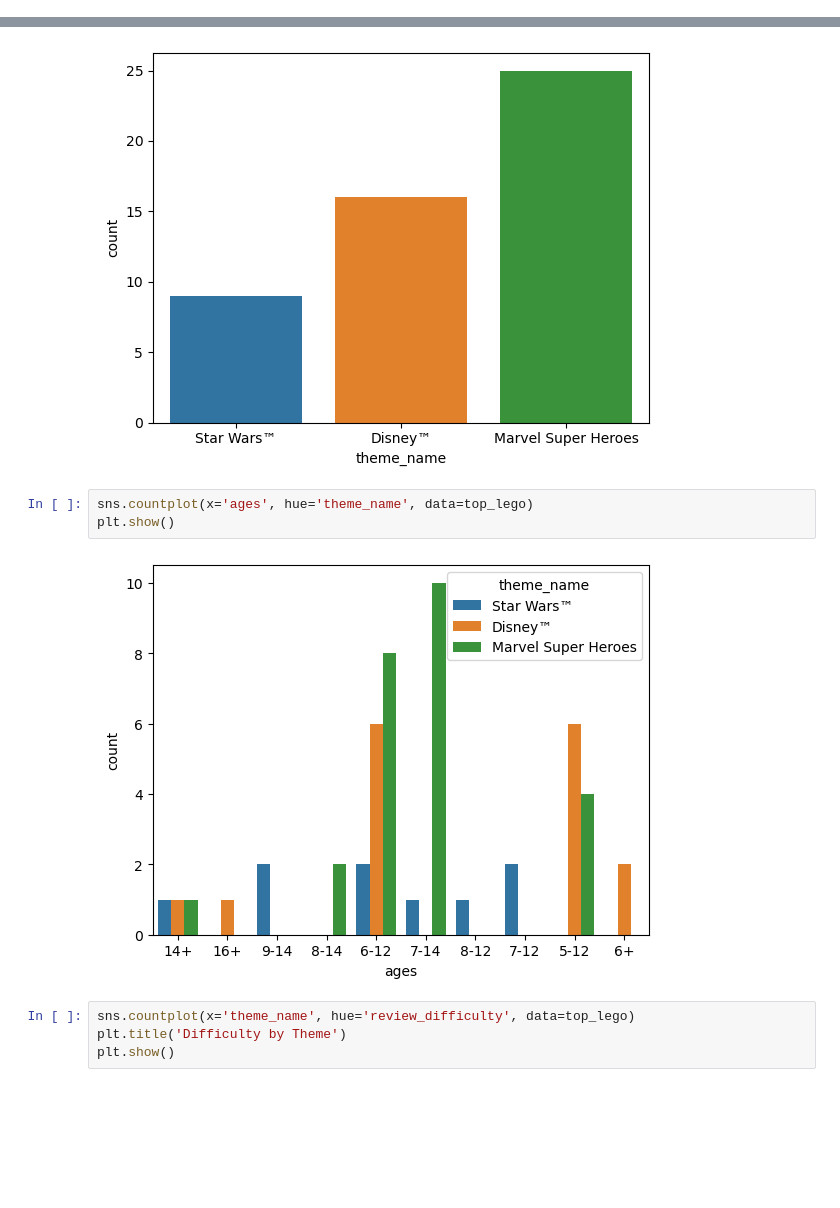
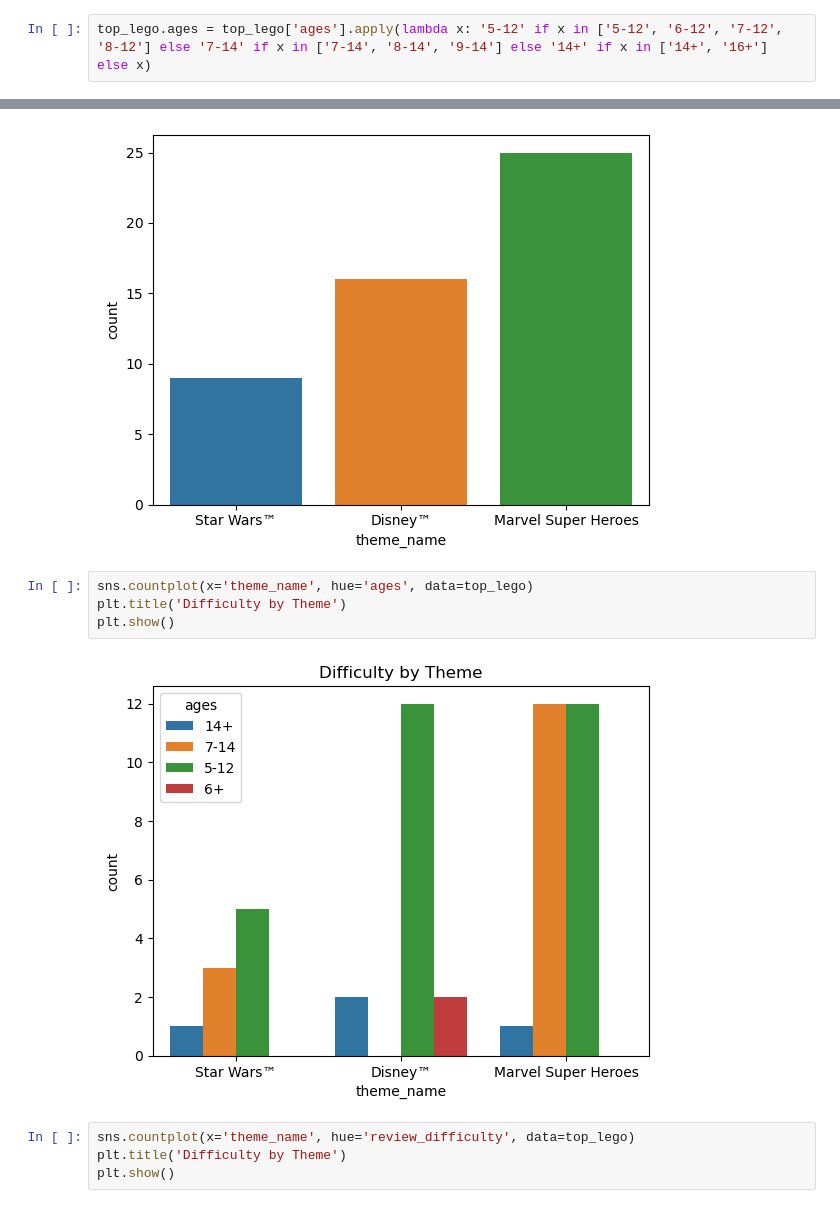
Before and after one commit to princessabrelli/Week_3_project, a Jupyter notebook: disney-legos.ipynb, the cells around one changed output, grey strips where cells are left out. Drawn from its saved outputs; the diff is of its cells as text; blank space fills up the shorter version.

Commit message:
fixed the graphs and ages
added some new charts

```diff
--- a/disney-legos.ipynb
+++ b/disney-legos.ipynb
@@ -166,3 +166,5 @@ A value is trying to be set on a copy of a slice from a DataFrame
 
 See the caveats in the documentation: https://pandas.pydata.org/pandas-docs/stable/user_guide/indexing.html#returning-a-view-versus-a-copy
   top_lego.sort_values(by='list_price', ascending=False, inplace=True)
+# %%
+top_lego.ages = top_lego['ages'].apply(lambda x: '5-12' if x in ['5-12', '6-12', '7-12', '8-12'] else '7-14' if x in ['7-14', '8-14', '9-14'] else '14+' if x in ['14+', '16+'] else x)
@@ -205,10 +213,11 @@ sns.countplot(x='theme_name', data=top_lego)
 <Axes: xlabel='theme_name', ylabel='count'>
 [figure]
 # %%
-sns.countplot(x='ages', hue='theme_name', data=top_lego)
+sns.countplot(x='theme_name', hue='ages', data=top_lego)
+plt.title('Difficulty by Theme')
 plt.show()
 # %% [output]
-[figure, old version]
+[figure, new version]
 # %%
 sns.countplot(x='theme_name', hue='review_difficulty', data=top_lego)
 plt.title('Difficulty by Theme')
```
Also changed, not shown: parts of 5 cells of this notebook.
